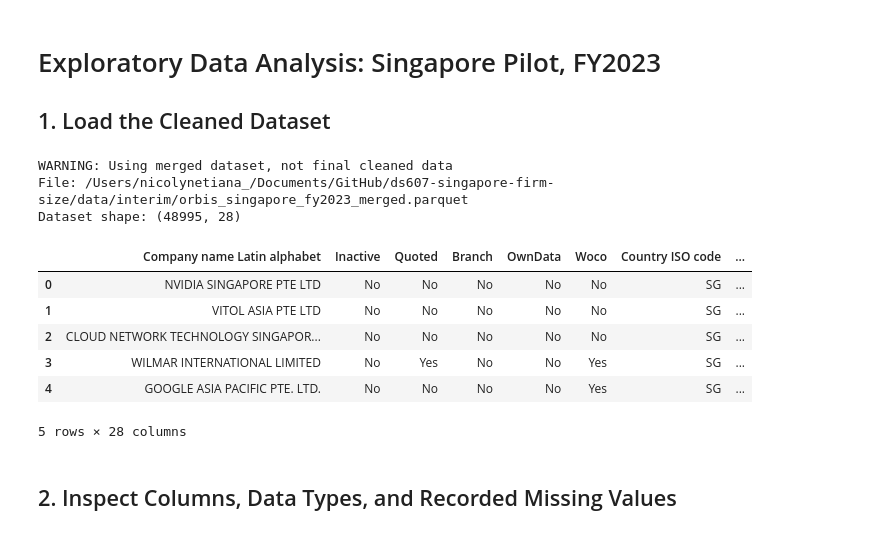
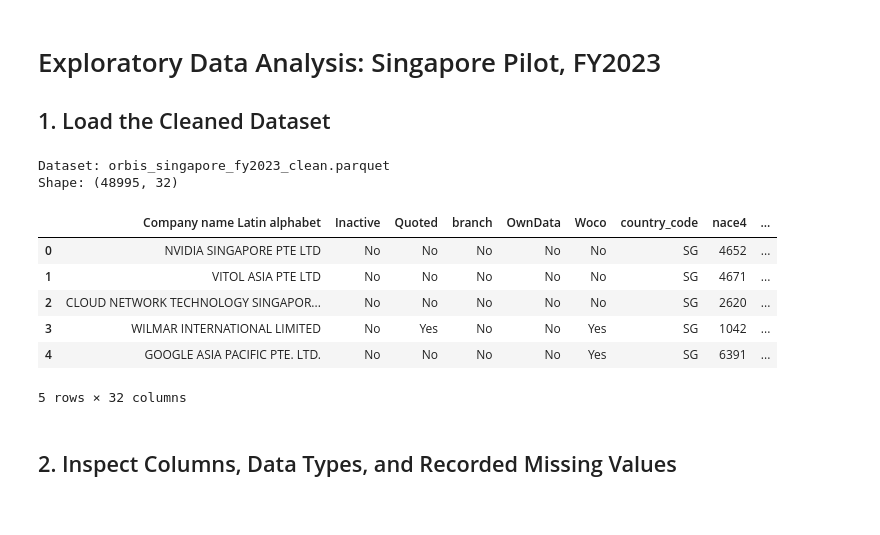
Before and after one commit to mljiang2026-oss/ds607-singapore-firm-size, a Jupyter notebook: notebooks/01_eda.ipynb, the cells around one changed output. Saved outputs shown, nothing was run; the diff lists cells and outputs as text; code cells hidden in the pictures.

```diff
--- a/notebooks/01_eda.ipynb
+++ b/notebooks/01_eda.ipynb
@@ -5,46 +5,37 @@
 # %%
 from pathlib import Path
 import pandas as pd
+import numpy as np
+import matplotlib.pyplot as plt
 
-# Project folder
 ROOT = Path.cwd()
 
 if ROOT.name == "notebooks":
     ROOT = ROOT.parent
 
-# Dataset paths
-clean_file = ROOT / "data/processed/orbis_sg_fy2023_clean.parquet"
-merged_file = ROOT / "data/interim/orbis_singapore_fy2023_merged.parquet"
-
-# Select available file
-if clean_file.exists():
-    DATA_FILE = clean_file
-    print("Using cleaned dataset")
-
-elif merged_file.exists():
-    DATA_FILE = merged_file
-    print("WARNING: Using merged dataset, not final cleaned data")
-
-else:
-    raise FileNotFoundError("No dataset found. Check your data folders.")
-
-print("File:", DATA_FILE)
+DATA_FILE = ROOT / "data/processed/orbis_singapore_fy2023_clean.parquet"
 
 df = pd.read_parquet(DATA_FILE)
-print("Dataset shape:", df.shape)
 
-df.head()
+COLORS = {
+    "Listed": "#355C7D",
+    "Unlisted": "#C8A27C"
+}
+
+print("Dataset:", DATA_FILE.name)
+print("Shape:", df.shape)
+
+display(df.head())
 # %% [output]
-WARNING: Using merged dataset, not final cleaned data
-File: /Users/nicolynetiana_/Documents/GitHub/ds607-singapore-firm-size/data/interim/orbis_singapore_fy2023_merged.parquet
-Dataset shape: (48995, 28)
+Dataset: orbis_singapore_fy2023_clean.parquet
+Shape: (48995, 32)
-|  | Company name Latin alphabet | Inactive | Quoted | Branch | OwnData | Woco | Country ISO code | ... |
-| 0 | NVIDIA SINGAPORE PTE LTD | No | No | No | No | No | SG | ... |
-| 1 | VITOL ASIA PTE LTD | No | No | No | No | No | SG | ... |
-| 2 | CLOUD NETWORK TECHNOLOGY SINGAPOR... | No | No | No | No | No | SG | ... |
-| 3 | WILMAR INTERNATIONAL LIMITED | No | Yes | No | No | Yes | SG | ... |
-| 4 | GOOGLE ASIA PACIFIC PTE. LTD. | No | No | No | No | Yes | SG | ... |
+|  | Company name Latin alphabet | Inactive | Quoted | branch | OwnData | Woco | country_code | nace4 | ... |
+| 0 | NVIDIA SINGAPORE PTE LTD | No | No | No | No | No | SG | 4652 | ... |
+| 1 | VITOL ASIA PTE LTD | No | No | No | No | No | SG | 4671 | ... |
+| 2 | CLOUD NETWORK TECHNOLOGY SINGAPOR... | No | No | No | No | No | SG | 2620 | ... |
+| 3 | WILMAR INTERNATIONAL LIMITED | No | Yes | No | No | Yes | SG | 1042 | ... |
+| 4 | GOOGLE ASIA PACIFIC PTE. LTD. | No | No | No | No | Yes | SG | 6391 | ... |
-5 rows × 28 columns
+5 rows × 32 columns
 # %% [markdown]
 ## 2. Inspect Columns, Data Types, and Recorded Missing Values
 # %%
```
Also changed, not shown: parts of 6 cells of this notebook.
